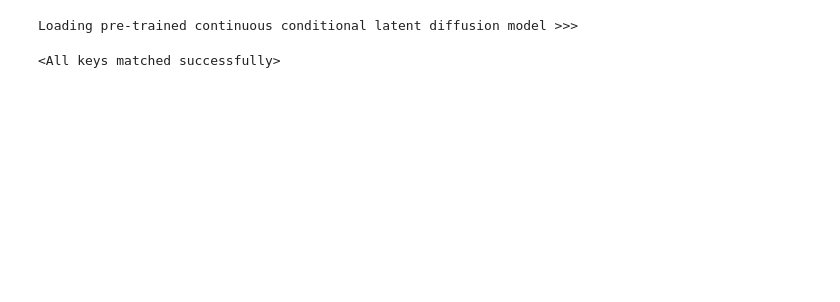
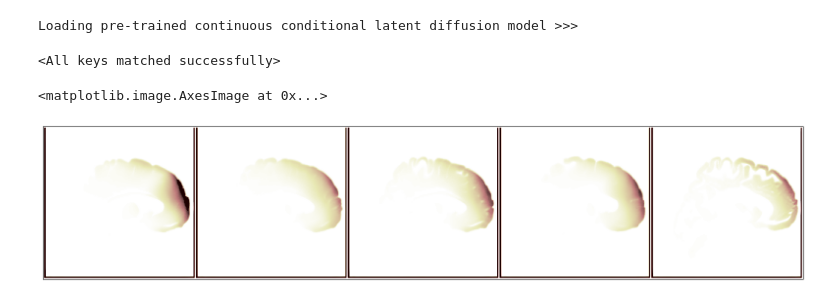
Before and after one commit to ruchi-sandilya/Nonlinear_counterfactuals, a Jupyter notebook: DICED_for_E-Field/Counterfactual_Explainability_DICED.ipynb, the cells around one changed output. Saved outputs shown, nothing was run; the diff lists cells and outputs as text; code cells hidden in the pictures; blank space fills up the shorter version.

```diff
--- a/DICED_for_E-Field/Counterfactual_Explainability_DICED.ipynb
+++ b/DICED_for_E-Field/Counterfactual_Explainability_DICED.ipynb
@@ -239,18 +472,12 @@ def find_high_dim_neighbors(z_1, embedded_space, high_dim_space, k=30):
     weighted_avg = np.average(high_dim_neighbors, axis=0, weights=weights[0])
     return weighted_avg, indices[0]
 
-Z_data = latent_data.reshape(n, 4*32*32)
+
 transf1 = []
-transf2 = []
-transf3 = []
+
 for i in range(5):
-    Z_tf1, neighbors_resp = find_high_dim_neighbors(tf_nr1[i,0], Z_data_cebra, Z_data)
-    Z_tf2, neighbors_resp = find_high_dim_neighbors(tf_nr2[i,0], Z_data_cebra, Z_data)
-    Z_tf3, neighbors_resp = find_high_dim_neighbors(tf_nr3[i,0], Z_data_cebra, Z_data)
+    Z_tf1, neighbors_resp = find_high_dim_neighbors(tf_nr1[i,0], shuffled_Z_data_cebra, Z_resampled)
     transf1.append(Z_tf1)
-    transf2.append(Z_tf2)
-    transf3.append(Z_tf3)
+
 
 transformation1 = np.array(transf1)
-transformation2 = np.array(transf2)
-transformation3 = np.array(transf3)
@@ -311,12 +541,9 @@ netLDM.load_state_dict(adjusted_state_dict, strict=True)
 Loading pre-trained continuous conditional latent diffusion model >>>
 <All keys matched successfully>
 # %%
-labels_ = np.load('84x36_labels.npy')
-labels_train = labels_[:n]
-
 # Sample function (regular DDIM) (invert noisy latents back to original latents)
 @torch.no_grad()
-def sample(start_step=0, start_latents=None, num_inference_steps=30, labels=labels_train, device=device):
+def sample(start_step=0, start_latents=None, num_inference_steps=30, labels=y, device=device):
 
     # Set num inference steps
     noise_scheduler.set_timesteps(num_inference_steps, device=device)
@@ -351,5 +578,33 @@ def sample(start_step=0, start_latents=None, num_inference_steps=30, labels=labe
     return latents_list
 # %%
 latents_d1 = torch.tensor(transformation1.reshape(5,4,32,32)).type(torch.float).to(device)
-latents_d2 = torch.tensor(transformation2.reshape(5,4,32,32)).type(torch.float).to(device)
-latents_d3 = torch.tensor(transformation3.reshape(5,4,32,32)).type(torch.float).to(device)
+
+labels_train_90 = np.repeat(0.22857,5).reshape(5,1) # (normalized label) Fix y=90 degree
+
+test_labels = torch.tensor(labels_train_90).type(torch.float).unsqueeze(-1).to(device)
+
+ddim_latents = sample(start_latents=latents_d1, num_inference_steps=900,
+                       labels=test_labels, start_step=0, device=device)
+
+ddim_sample = (1 / 0.18215) * ddim_latents[-1]
+with torch.no_grad():
+    ddim_sample = vae.decode(ddim_sample).sample
+
+def cmap_images(x):
+    """Given a batch of images x, make a grid and convert to PIL"""
+    x = x * 0.5 + 0.5  # Map from (-1, 1) back to (0, 1)
+    grid = torchvision.utils.make_grid(x, nrow=5)
+    grid_im = grid.detach().cpu().permute(1, 2, 0).clip(0, 1) * 255
+    grid_im = Image.fromarray(np.array(grid_im).astype(np.uint8)).convert("L")
+    gamma = 0.8
+    grid_im_grey = np.array(grid_im)**gamma
+    plt.figure(figsize=(20,20))
+    fig = plt.imshow(grid_im_grey, cmap="pink_r",vmax=0.7*np.max(grid_im_grey))
+    plt.xticks([])
+    plt.yticks([])
+    #plt.colorbar()
+    return fig
+cmap_images(ddim_sample)
+# %% [output]
+<matplotlib.image.AxesImage at 0x...>
+[figure, added]
```
Also changed, not shown: parts of 31 cells of this notebook.
